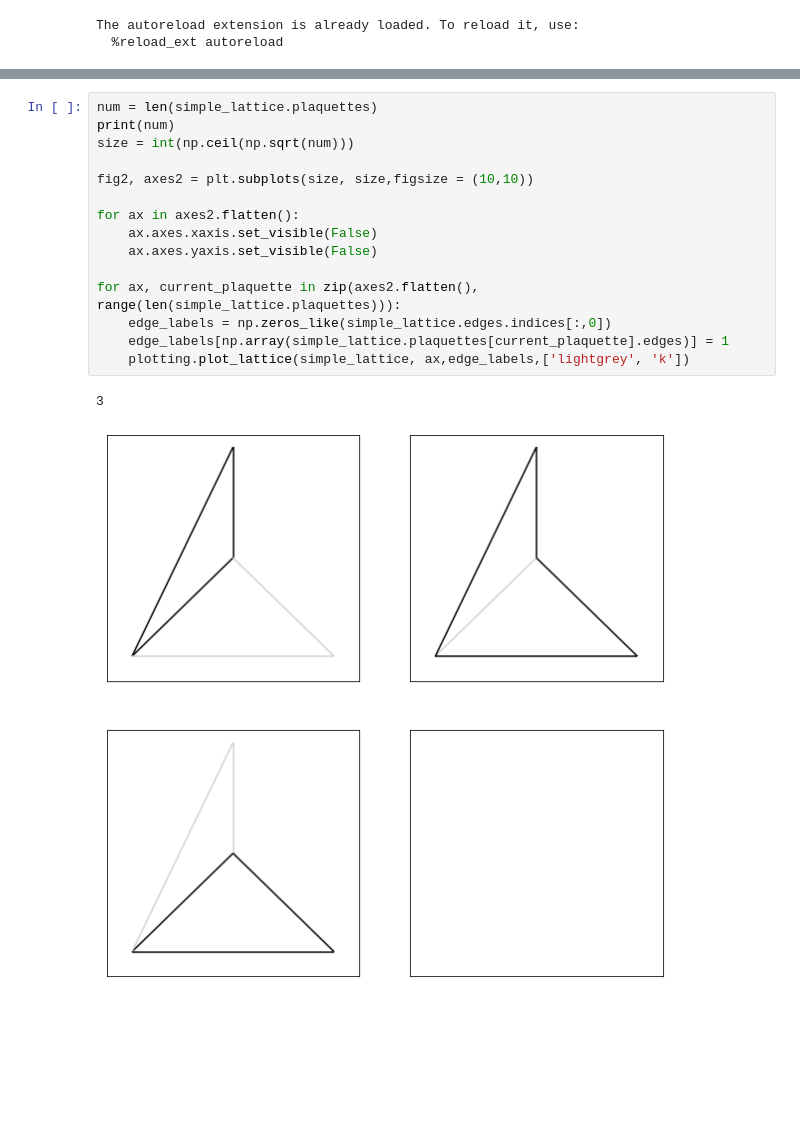
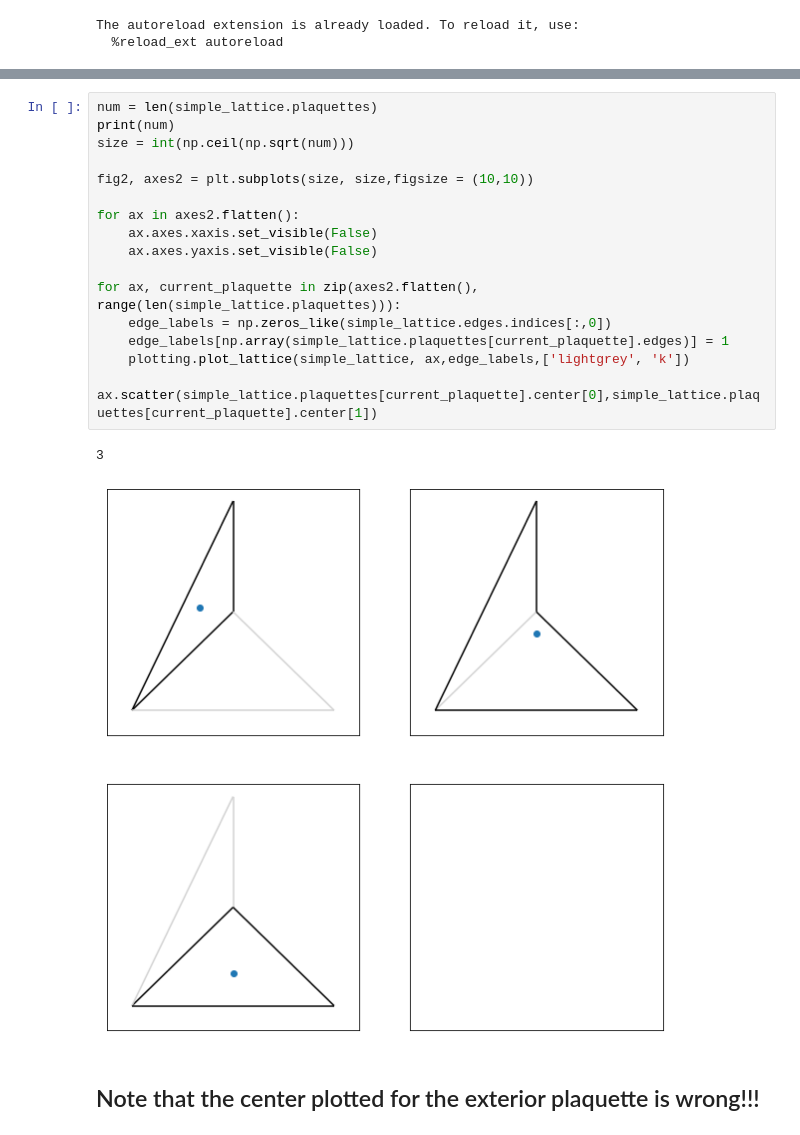
Before and after one commit to Imperial-CMTH/koala, a Jupyter notebook: examples/plaquette_finding_examples.ipynb, the cells around one changed output, grey strips where cells are left out. Saved outputs shown, nothing was run; the diff lists cells and outputs as text; blank space fills up the shorter version.

```diff
--- a/examples/plaquette_finding_examples.ipynb
+++ b/examples/plaquette_finding_examples.ipynb
@@ -50,21 +50,24 @@ for ax in axes1.flatten():
 # %%
 num = len(simple_lattice.plaquettes)
 print(num)
 size = int(np.ceil(np.sqrt(num)))
 
 fig2, axes2 = plt.subplots(size, size,figsize = (10,10))
 
 for ax in axes2.flatten():
     ax.axes.xaxis.set_visible(False)
     ax.axes.yaxis.set_visible(False)
 
 for ax, current_plaquette in zip(axes2.flatten(), range(len(simple_lattice.plaquettes))):
     edge_labels = np.zeros_like(simple_lattice.edges.indices[:,0])
     edge_labels[np.array(simple_lattice.plaquettes[current_plaquette].edges)] = 1
     plotting.plot_lattice(simple_lattice, ax,edge_labels,['lightgrey', 'k'])
+    ax.scatter(simple_lattice.plaquettes[current_plaquette].center[0],simple_lattice.plaquettes[current_plaquette].center[1])
 # %% [output]
 3
-[figure, old version]
+[figure, new version]
+# %% [markdown]
+## Note that the center plotted for the exterior plaquette is wrong!!!
 # %%
 num = len(voronoi_lattice.plaquettes)
 print(num)
```
Also changed, not shown: parts of 3 cells of this notebook, 1 other file.
